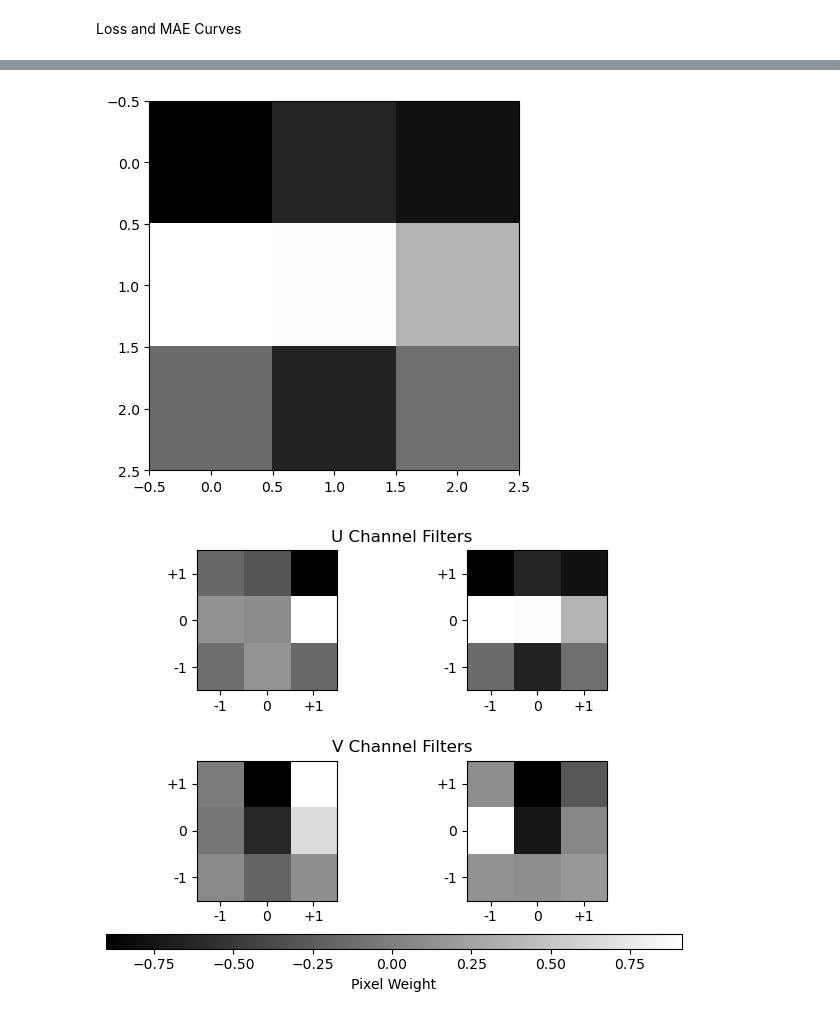
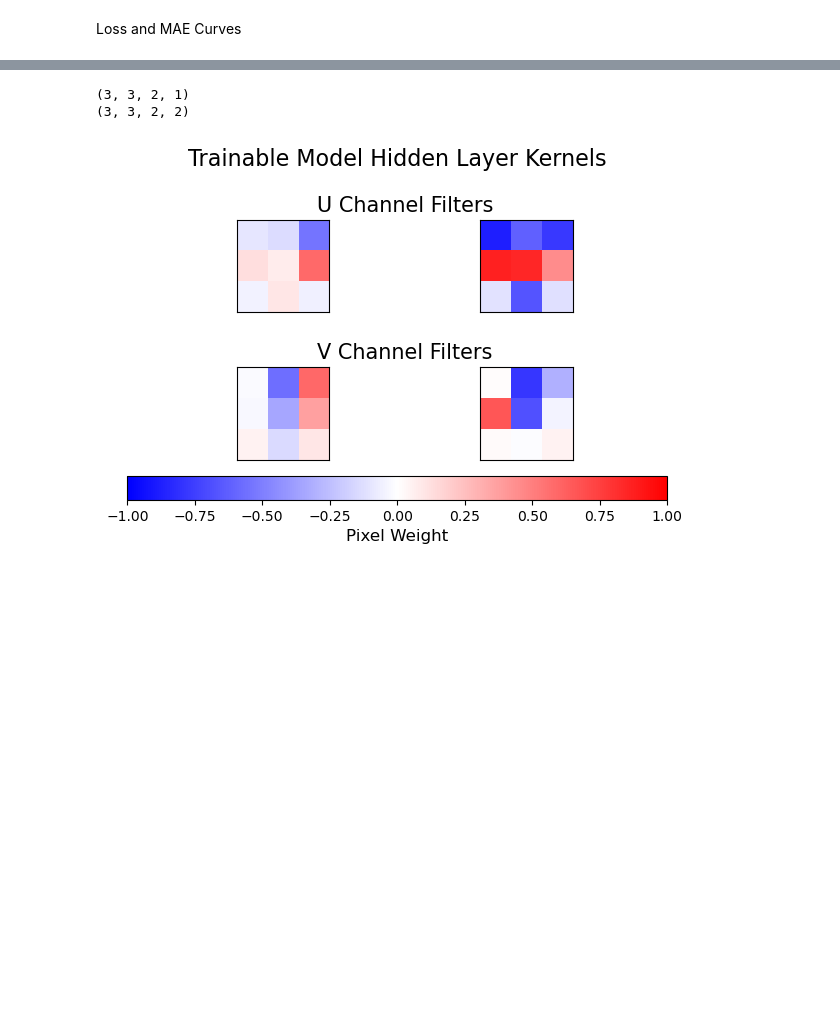
Before and after one commit to JustinRHudson/ATS780_HW2, a Jupyter notebook: CODE/Model.ipynb, the cells around one changed output, grey strips where cells are left out. Drawn from its saved outputs; the diff is of its cells as text; code cells hidden in the pictures; blank space fills up the shorter version.

Commit message:
Final Model Version

```diff
--- a/CODE/Model.ipynb
+++ b/CODE/Model.ipynb
@@ -207,13 +190,10 @@ early_stopping_callback = tf.keras.callbacks.EarlyStopping(
 # %%
 # COMPILE FIT AND THEN TRAIN THE MODEL HERE
 #check if model already exists
-try:
-    model = load_model(f'relVort_CNN_{int(num_samples)}samples')
-except:
-    tf.keras.backend.clear_session()
-    tf.keras.utils.set_random_seed(rand_seed)
-    train_model()
-    #model.save(f'relVort_CNN_{int(num_samples)}samples')
+tf.keras.backend.clear_session()
+tf.keras.utils.set_random_seed(rand_seed)
+train_model()
+model.save(data_path + f'/MODELS/trainable_model')
 # %% [output]
 Model: "model"
 _________________________________________________________________
@@ -404,43 +275,60 @@ plt.show()
 # %%
 filters,biases = model.layers[2].get_weights()
-# f_min,f_max = filters.min(), filters.max()
+f_min,f_max = filters.min(), filters.max()
 # filters = (filters - f_min) / (f_max - f_min)
-n_filters, ix = 2,1
+n_filters, ix = N_FILTERS,1
 
-cf2 = plt.imshow(filters[:,:,0,1], cmap = 'binary_r')
-plt.show()
+output_filter,output_biases = model.layers[3].get_weights()
+print(output_filter.shape)
+print(filters.shape)
 
-fig,tf = plt.subplots(2,1)
-tf[0].set_title('U Channel Filters')
-tf[1].set_title('V Channel Filters')
+# cf2 = plt.imshow(filters[:,:,0,1], cmap = 'binary_r')
+# plt.show()
+
+fig,tf = plt.subplots(2,1,figsize = (6,4))
+tf[0].set_title('U Channel Filters',fontsize = 15)
+tf[1].set_title('V Channel Filters',fontsize = 15)
 tf[0].set_frame_on(False)
 tf[1].set_frame_on(False)
 tf[0].axis('off')
 tf[1].axis('off')
 
 num_plot = 1
 for i in range(2):
-    for j in range(2):
-        ax = fig.add_subplot(2,2,num_plot)
-        ax.imshow(filters[:,:,i,j],cmap = 'binary_r')
-        ax.set_xticks([0,1,2],['-1','0','+1'])
-        ax.set_yticks([0,1,2],['+1','0','-1'])
+    for j in range(n_filters):
+        ax = fig.add_subplot(2,n_filters,num_plot)
+        if i == 0 and j == 0:
+            pl = np.ones((3,3)) * f_max
+            pl[0] = f_min
+            kshow = ax.imshow(pl,cmap = 'bwr',vmin = -1,vmax = 1)
+        ax.imshow(filters[:,:,i,j],cmap = 'bwr',vmin = -1,vmax = 1)
+        # ax.set_xticks([0,1,2],['-1','0','+1'])
+        # ax.set_yticks([0,1,2],['+1','0','-1'])
+        ax.set_xticks([])
+        ax.set_yticks([])
         num_plot += 1
 # cf0 = ax[0,0].imshow(filters[:,:,0,0], cmap = 'binary_r')
 
 # cf1 = ax[0,1].imshow(filters[:,:,1,0], cmap = 'binary_r')
 
 
 
 
 # cf3 = ax[1,1].imshow(filters[:,:,1,1], cmap = 'binary_r')
 
-plt.subplots_adjust(bottom = 0.15, hspace = 0.5)
+plt.subplots_adjust(bottom = 0.2, hspace = 0.6,wspace = 0.1,top = 0.8)
 
-cax = plt.axes([0.05,0.05,0.9,0.03])
-plt.colorbar(cf2,cax = cax, orientation = 'horizontal', label = 'Pixel Weight')
+cax = plt.axes([0.05,0.1,0.9,0.06])
+cb = plt.colorbar(kshow,cax = cax, orientation = 'horizontal')
+cb.set_label(label = 'Pixel Weight',fontsize = 12)
+cb.ax.tick_params(labelsize = 10)
+cb.set_ticks([-1,-0.75,-0.5,-0.25,0,0.25,0.5,0.75,1.0])
 
+fig.suptitle("Trainable Model Hidden Layer Kernels", fontsize = 16)
+
+plt.savefig(f"Trainable_filters.png",dpi = 400,bbox_inches = 'tight')
 plt.show()
 # %% [output]
+(3, 3, 2, 1)
+(3, 3, 2, 2)
-[figure, old version]
+[figure, new version]
-[figure, removed]
```
Also changed, not shown: parts of 16 cells of this notebook.
